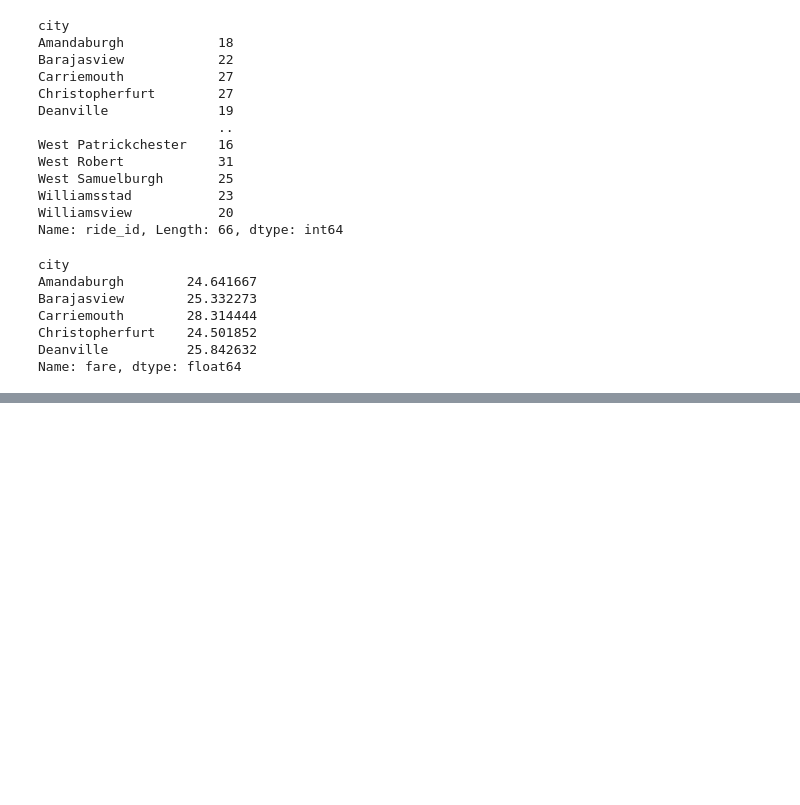
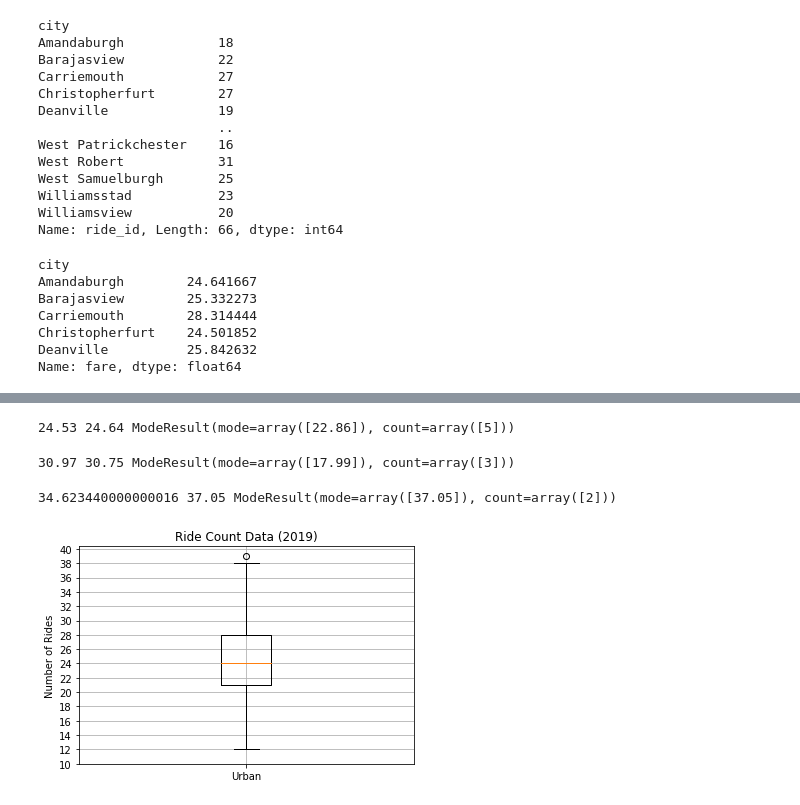
Before and after one commit to lnshewmo/PyBer_Analysis, a Jupyter notebook: PyBer.ipynb, the cells around one changed output, grey strips where cells are left out. Drawn from its saved outputs; the diff is of its cells as text; code cells hidden in the pictures; blank space fills up the shorter version.

```diff
--- a/PyBer.ipynb
+++ b/PyBer.ipynb
@@ -342,0 +498,7 @@ plt.show()
+# %%
+mean_urban_fares = np.mean(urban_fares)
+median_urban_fares = np.median(urban_fares)
+mode_urban_fares = sts.mode(urban_fares)
+print(round(mean_urban_fares,2), median_urban_fares, mode_urban_fares)
+# %% [output]
+24.53 24.64 ModeResult(mode=array([22.86]), count=array([5]))
@@ -342,0 +508,26 @@ plt.show()
+# %%
+mean_suburban_fares = round(np.mean(suburban_fares),2)
+median_suburban_fares = np.median(suburban_fares)
+mode_suburban_fares = sts.mode(suburban_fares)
+print(mean_suburban_fares, median_suburban_fares, mode_suburban_fares)
+# %% [output]
+30.97 30.75 ModeResult(mode=array([17.99]), count=array([3]))
+# %%
+mean_rural_fares = np.mean(rural_fares)
+median_rural_fares = np.median(rural_fares)
+mode_rural_fares = sts.mode(rural_fares)
+print(mean_rural_fares, median_rural_fares, mode_rural_fares)
+# %% [output]
+34.623440000000016 37.05 ModeResult(mode=array([37.05]), count=array([2]))
+# %%
+# 5.4.4 Create a box-and-whisker plot for the urban cities ride count.
+x_labels = ["Urban"]
+fig, ax = plt.subplots()
+ax.boxplot(urban_count, labels=x_labels)
+ax.set_title("Ride Count Data (2019)")
+ax.set_ylabel("Number of Rides")
+ax.set_yticks(np.arange(10,41, step=2))
+ax.grid()
+plt.show()
+# %% [output]
+[figure, added]
```
Also changed, not shown: parts of 35 cells of this notebook.
